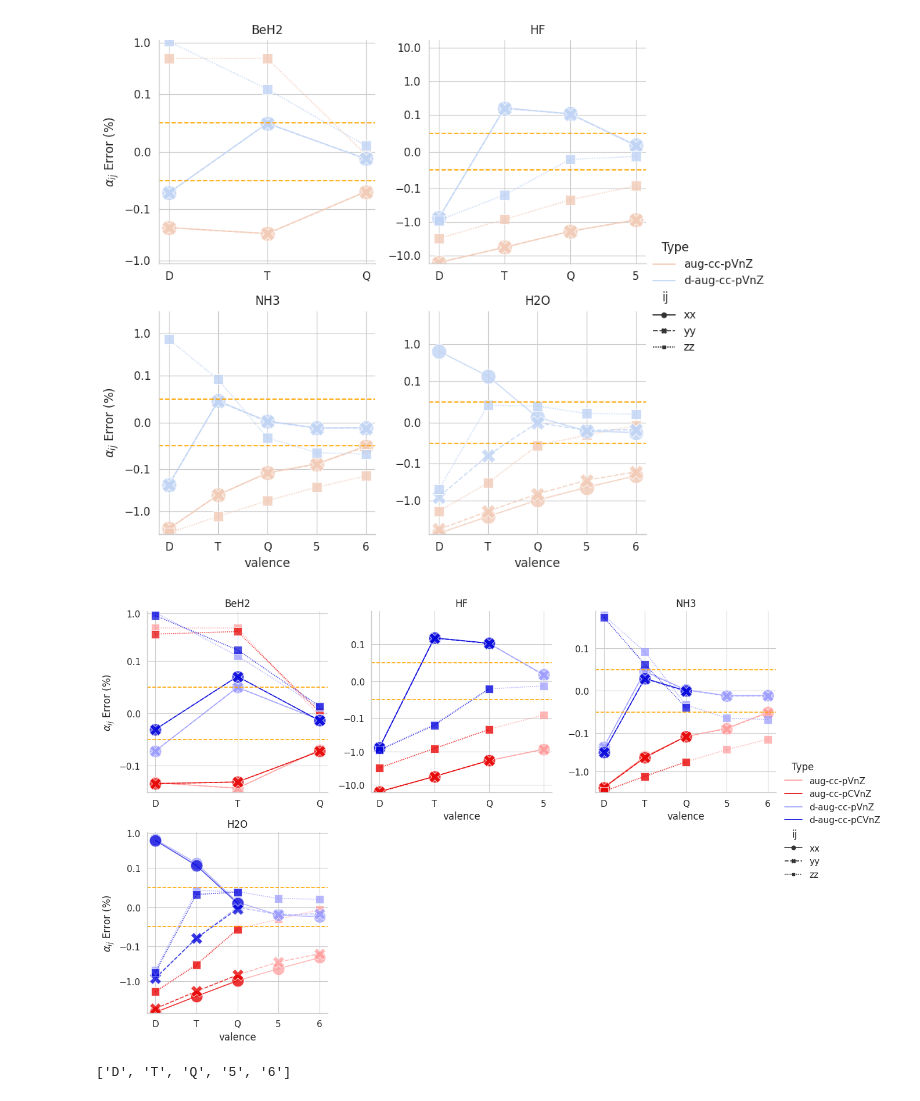
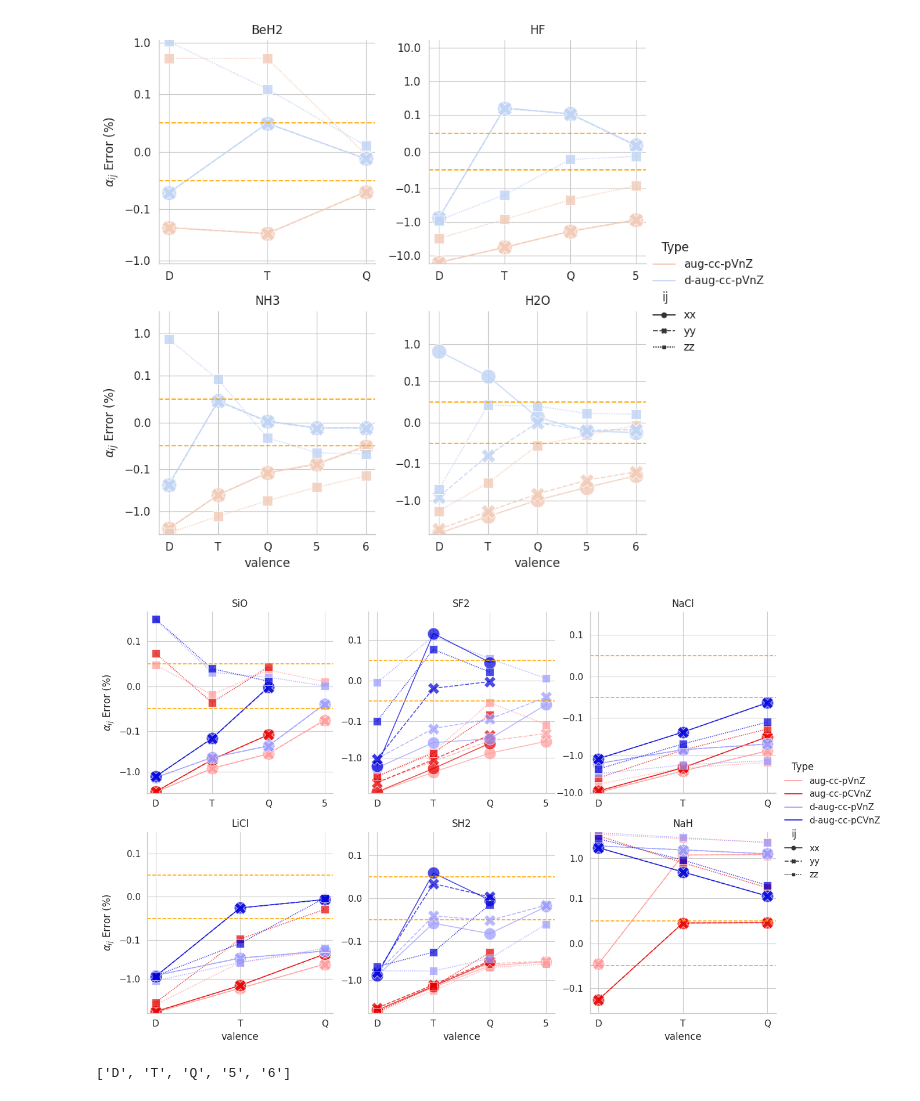
Before and after one commit to ahurta92/QuantumResponsePro, a Jupyter notebook: examples/PolarizabilityPaper/august_convergence.ipynb, the cells around one changed output. Saved outputs shown, nothing was run; the diff lists cells and outputs as text; code cells hidden in the pictures.

```diff
--- a/examples/PolarizabilityPaper/august_convergence.ipynb
+++ b/examples/PolarizabilityPaper/august_convergence.ipynb
@@ -542,37 +590,41 @@ g.savefig(paper_path.joinpath('first_and_fluorine_component_error.png'), dpi=600
 # %% [output]
 [figure]
 # %%
+
+gamma_outliers = plot_data.molecule.unique()
+gamma_outliers.tolist()
+
 gamma_outliers = gamma_outliers.tolist() + ['SF2']
+ms = ['Second-row']
 p_data = ij_basis_data.query('molecule.isin(@gamma_outliers) and mol_system.isin'
                              '(@ms) and omega==8')
 #remove
 facet_kw = {'sharey': False, 'sharex': False}
-ms = ['Second-row']
 # plot valence vs alpha error with component hue for each molecule
 with sns.plotting_context('paper', font_scale=1.25, ):
     g = sns.relplot(col='molecule',
                     x='valence', y='alphaE', style='ij', hue='Type', kind='line',
                     data=p_data,
                     markers=True,
                     col_wrap=3,
                     height=4, aspect=1, facet_kws=facet_kw, ms=15, alpha=.7)
     # adjust the title to read D=$\zeta$D, T=$\zeta$T, etc.
     g.set_titles(col_template='{col_name}')
     g.set_ylabels(r'$\alpha_{ij}$ Error (%)')
 
     for ax in g.axes.flat:
         # draw horizontal line at .05%rue
         ax.set_yscale('symlog', linthresh=1e-1)
         ax.axhline(y=.05, linestyle='--', color='orange')
         ax.axhline(y=-.05, linestyle='--', color='orange')
         # set the yaxis to scalar formatter
         ax.yaxis.set_major_formatter(ScalarFormatter())
         # make the y limits symmetrical for each plot using the max absolute value
         max_lim = max(abs(ax.get_ylim()[0]), abs(ax.get_ylim()[1]))
 
 g.savefig(paper_path.joinpath('component_error.png'), dpi=600)
 # %% [output]
-[figure, old version]
+[figure, new version]
 # %%
 # energy plot
 energy_data = august_database.energy_df.copy()
```
Also changed, not shown: parts of 11 cells of this notebook, 3 other files.
